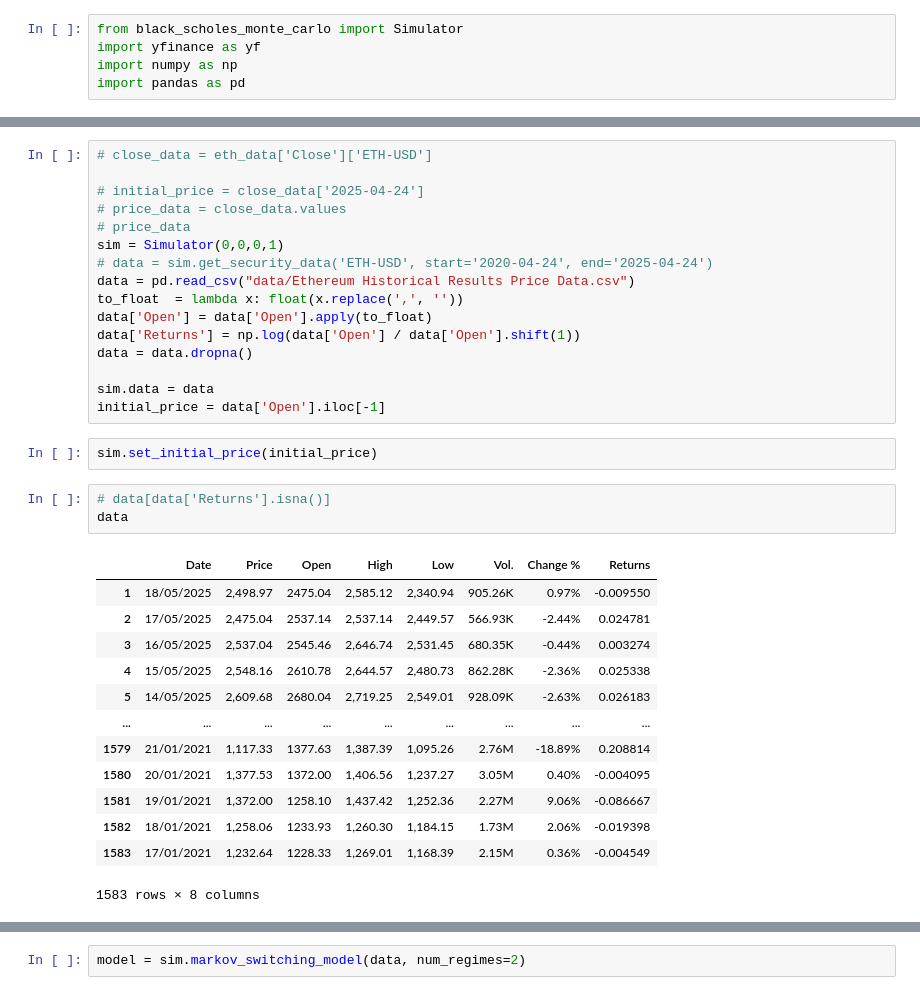
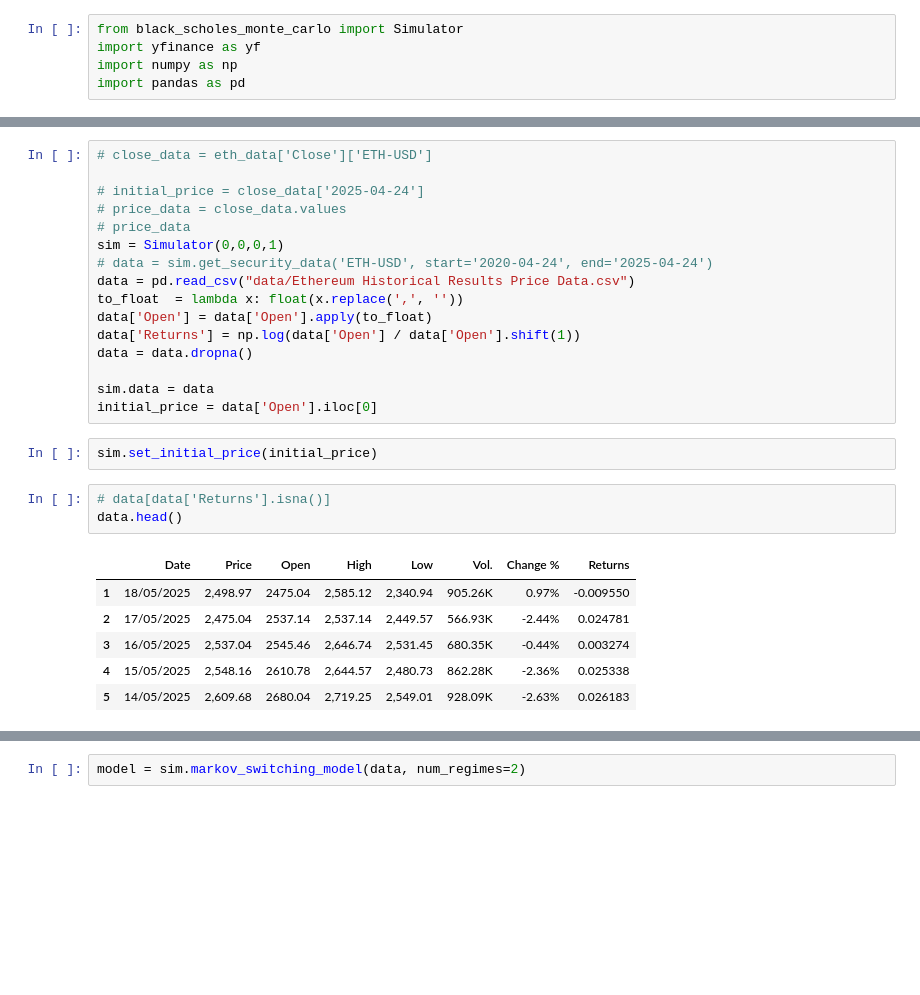
Before and after one commit to aboyle3100/Optimal-Liquidity-Pool-Range, a Jupyter notebook: uniswap_analysis/analysis.ipynb, the cells around one changed output, grey strips where cells are left out. Cells and saved outputs as stored; diff of their text form; blank space fills up the shorter version.

```diff
--- a/uniswap_analysis/analysis.ipynb
+++ b/uniswap_analysis/analysis.ipynb
@@ -44,23 +18,16 @@ data['Returns'] = np.log(data['Open'] / data['Open'].shift(1))
 data = data.dropna()
 
 sim.data = data
-initial_price = data['Open'].iloc[-1]
+initial_price = data['Open'].iloc[0]
 # %%
 sim.set_initial_price(initial_price)
 # %%
 # data[data['Returns'].isna()]
-data
+data.head()
 # %% [output]
 |  | Date | Price | Open | High | Low | Vol. | Change % | Returns |
 | 1 | 18/05/2025 | 2,498.97 | 2475.04 | 2,585.12 | 2,340.94 | 905.26K | 0.97% | -0.009550 |
 | 2 | 17/05/2025 | 2,475.04 | 2537.14 | 2,537.14 | 2,449.57 | 566.93K | -2.44% | 0.024781 |
 | 3 | 16/05/2025 | 2,537.04 | 2545.46 | 2,646.74 | 2,531.45 | 680.35K | -0.44% | 0.003274 |
 | 4 | 15/05/2025 | 2,548.16 | 2610.78 | 2,644.57 | 2,480.73 | 862.28K | -2.36% | 0.025338 |
 | 5 | 14/05/2025 | 2,609.68 | 2680.04 | 2,719.25 | 2,549.01 | 928.09K | -2.63% | 0.026183 |
-| ... | ... | ... | ... | ... | ... | ... | ... | ... |
-| 1579 | 21/01/2021 | 1,117.33 | 1377.63 | 1,387.39 | 1,095.26 | 2.76M | -18.89% | 0.208814 |
-| 1580 | 20/01/2021 | 1,377.53 | 1372.00 | 1,406.56 | 1,237.27 | 3.05M | 0.40% | -0.004095 |
-| 1581 | 19/01/2021 | 1,372.00 | 1258.10 | 1,437.42 | 1,252.36 | 2.27M | 9.06% | -0.086667 |
-| 1582 | 18/01/2021 | 1,258.06 | 1233.93 | 1,260.30 | 1,184.15 | 1.73M | 2.06% | -0.019398 |
-| 1583 | 17/01/2021 | 1,232.64 | 1228.33 | 1,269.01 | 1,168.39 | 2.15M | 0.36% | -0.004549 |
-1583 rows × 8 columns
```
Also changed, not shown: parts of 4 cells of this notebook.
